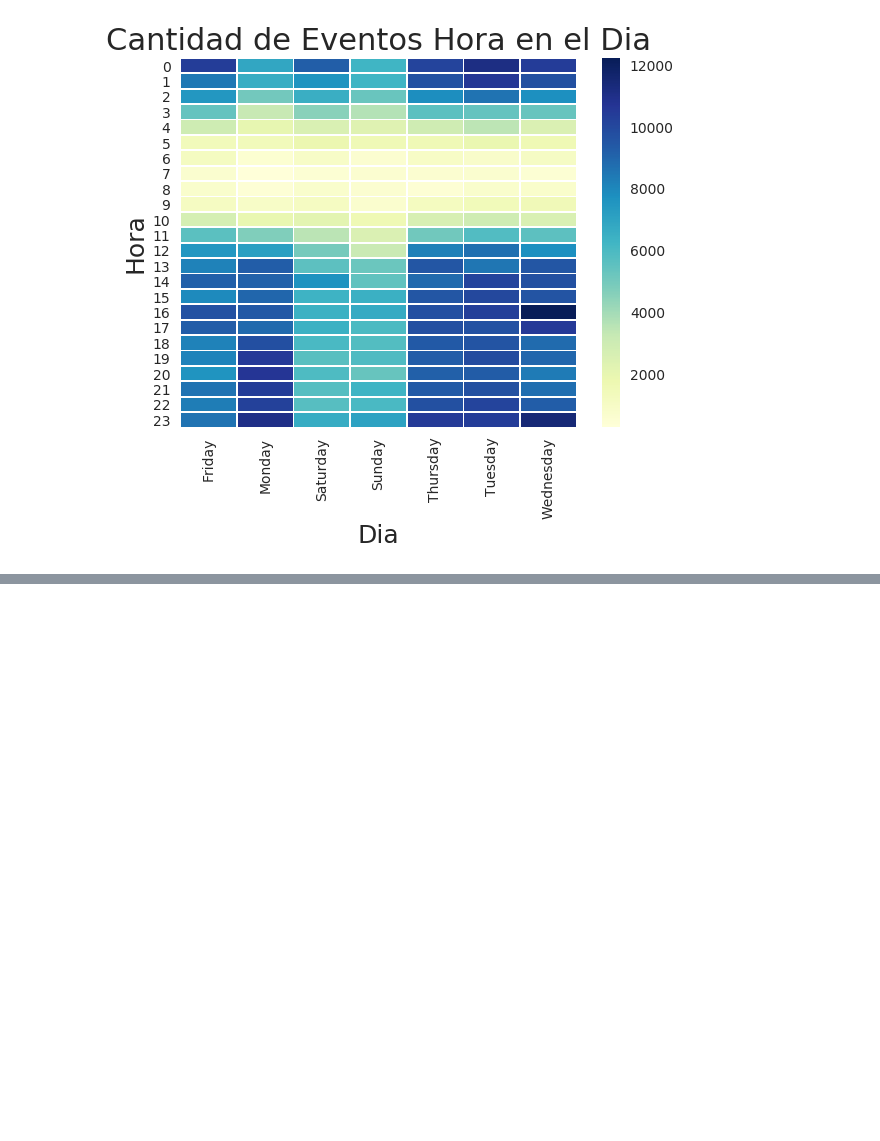
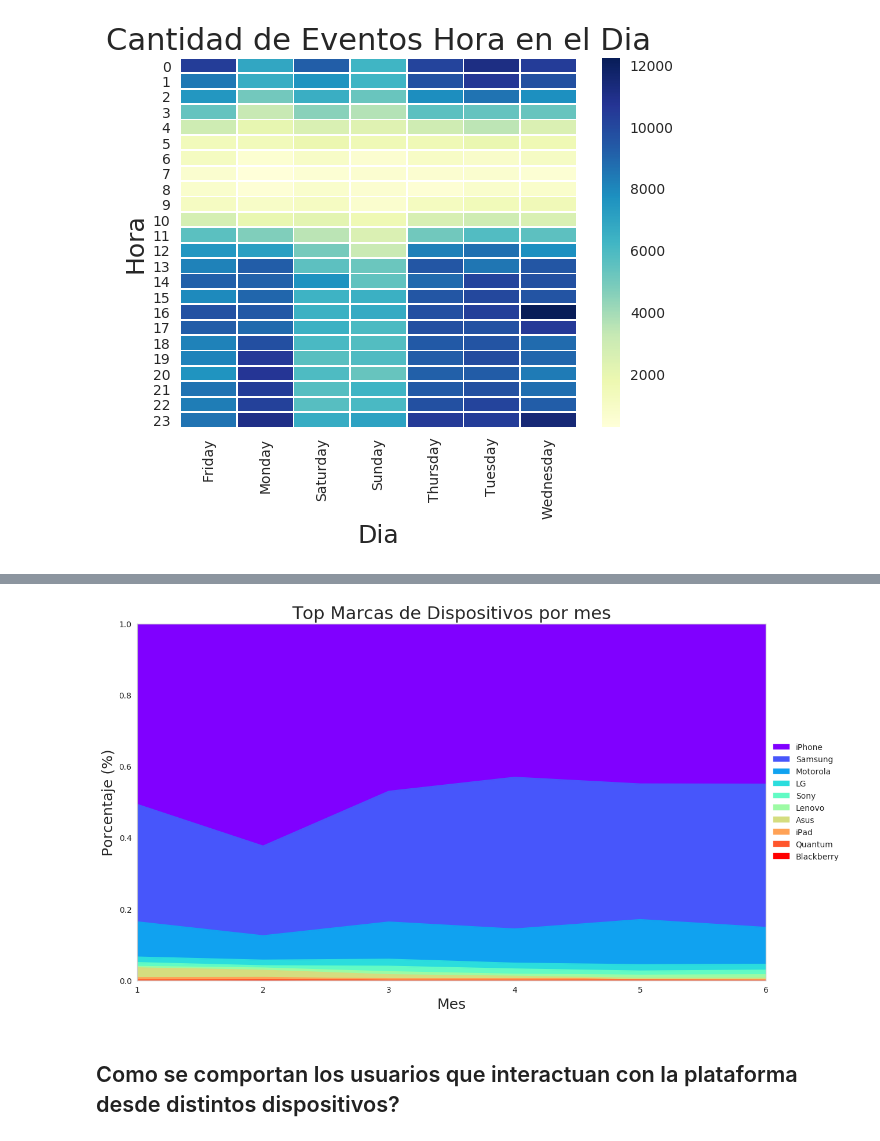
Before and after one commit to bauticanavese/Datos-Tps, a Jupyter notebook: TP1/Calculos Previos/AnlaisisExp-BC.ipynb, the cells around one changed output, grey strips where cells are left out. Cells and saved outputs as stored; diff of their text form; code cells hidden in the pictures; blank space fills up the shorter version.

```diff
--- a/TP1/IntroAnalisis.ipynb
+++ b/TP1/Calculos Previos/AnlaisisExp-BC.ipynb
@@ -195,0 +201,12 @@ Text(50.7222,0.5,'Hora')
+# %%
+# Obtengo las marcas mas ocurrentes.
+marcas_ordenadas = eventos_2018['trademark'].value_counts().index
+# %%
+model_conversion = pd.DataFrame(eventos_2018.groupby(['trademark', 'month'])['trademark'].agg('count'))
+model_conversion.columns = ['count']
+model_conversion.reset_index(inplace=True)
+# %%
+# Pivot table, cantidad de ocurrencias por mes.
+pivoted = pd.pivot_table(model_conversion,values='count',columns='trademark', \
+                         index='month', fill_value=0)
+pivoted
@@ -195,0 +222,23 @@ Text(50.7222,0.5,'Hora')
+# %%
+# "Normalizo".
+pivoted = pivoted.divide(pivoted.sum(axis=1), axis=0)
+# Reeorganizo las columnas.
+pivoted = pivoted.reindex(marcas_ordenadas[::-1], axis=1)
+# %%
+# Plot
+f = plt.figure()
+plt.title('Top Marcas de Dispositivos por mes', fontsize=22)
+ax = pivoted.plot(kind='area', stacked=True, colormap='rainbow_r', figsize=(14,8), ax=f.gca())
+# Config labels y handels
+handles, labels = ax.get_legend_handles_labels()
+plt.legend(handles[::-1], labels[::-1], loc='center left', bbox_to_anchor=(1.0, 0.5))
+ax.set_ylabel('Porcentaje (%)', fontsize=18);
+ax.set_xlabel('Mes', fontsize=18);
+# Limites grafico
+ax.set_ylim(0,1)
+ax.set_xlim(1,6)
+plt.show()
+# %% [output]
+[figure, added]
+# %% [markdown]
+## Como se comportan los usuarios que interactuan con la plataforma desde distintos dispositivos?
```
Also changed, not shown: parts of 15 cells of this notebook, 1 other file.
